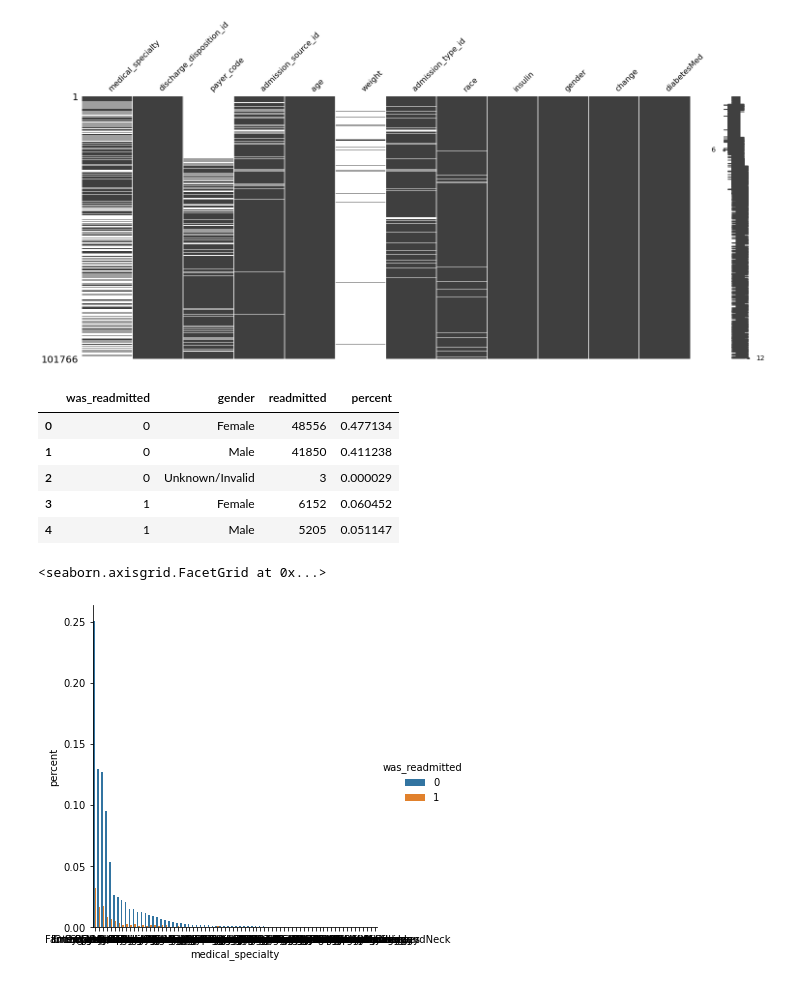
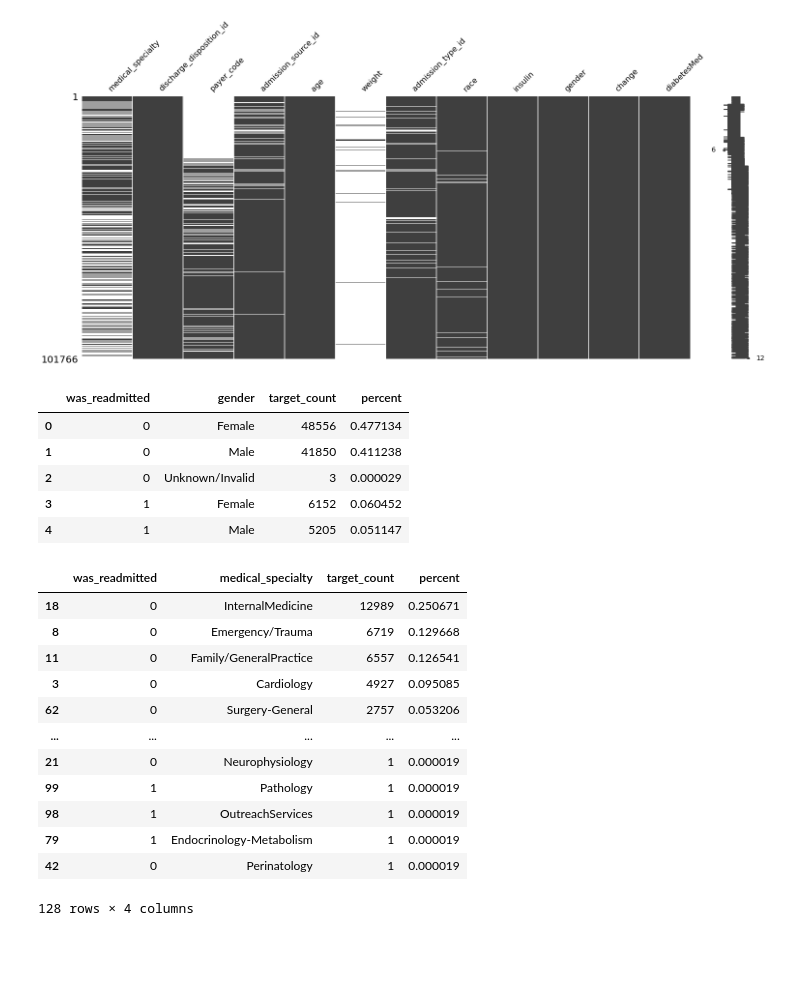
Before and after one commit to JosephLazarus/QTW, a Jupyter notebook: Case Study 2/WorkingFiles/dj_case_study2.ipynb, the cells around one changed output. Cells and saved outputs as stored; diff of their text form; code cells hidden in the pictures; blank space fills up the shorter version.

```diff
--- a/Case Study 2/WorkingFiles/dj_case_study2.ipynb
+++ b/Case Study 2/WorkingFiles/dj_case_study2.ipynb
@@ -12,7 +22,7 @@ import seaborn as sns
 # %% [markdown]
 ### Df's for mapping from...
 # %%
-df_id_admin = pd.read_csv(r'dataset_diabetes\admin_source.csv')
+df_id_admin = pd.read_csv(r'..\dataset_diabetes\admin_source.csv')
 df_id_admin.set_index("admission_source_id", inplace=True)
 df_id_admin.head()
 # %% [output]
@@ -45,7 +55,7 @@ dict_admin_source
  25: ' Transfer from Ambulatory Surgery Center',
  26: 'Transfer from Hospice'}
 # %%
-df_admin_type = pd.read_csv(r'dataset_diabetes\admin_type.csv')
+df_admin_type = pd.read_csv(r'..\dataset_diabetes\admin_type.csv')
 df_admin_type.head()
 # %% [output]
 |  | admission_type_id | description |
@@ -67,7 +77,7 @@ dict_admin_type
  6: 'Trauma Center',
  7: 'Not Mapped'}
 # %%
-df_id_discharge = pd.read_csv(r'dataset_diabetes\discharge_dispo.csv')
+df_id_discharge = pd.read_csv(r'..\dataset_diabetes\discharge_dispo.csv')
 df_id_discharge.head()
 # %% [output]
 |  | discharge_disposition_id | description |
@@ -100,7 +110,7 @@ dict_discharge_dispo
 # %% [markdown]
 ### Diabetes df
 # %%
-df_diabetes = pd.read_csv(r'dataset_diabetes\diabetic_data.csv', na_values='?')
+df_diabetes = pd.read_csv(r"https://raw.githubusercontent.com/JosephLazarus/QTW/main/Case%20Study%202/Data/diabetic_data.csv", na_values='?')
 print(df_diabetes.columns)
 df_diabetes.head()
 # %% [output]
@@ -301,12 +312,12 @@ diabetesMed                  2
 dtype: int64
 [figure]
 # %%
-df_gb = df_diabetes.groupby(["was_readmitted", "gender"])["readmitted"].count().reset_index()
-df_gb["percent"] = df_gb["readmitted"]/df_gb.readmitted.sum()
+df_gb = df_diabetes.groupby(["was_readmitted", "gender"])["readmitted"].count().reset_index(name="target_count")
+df_gb["percent"] = df_gb["target_count"]/df_gb.target_count.sum()
 
 df_gb
 # %% [output]
-|  | was_readmitted | gender | readmitted | percent |
+|  | was_readmitted | gender | target_count | percent |
 | 0 | 0 | Female | 48556 | 0.477134 |
 | 1 | 0 | Male | 41850 | 0.411238 |
 | 2 | 0 | Unknown/Invalid | 3 | 0.000029 |
@@ -315,11 +326,21 @@ df_gb
 # %%
 cat_value = "medical_specialty"
 
-df_gb = df_diabetes.groupby(["was_readmitted", cat_value])["readmitted"].count().reset_index()
-df_gb["percent"] = df_gb["readmitted"]/df_gb.readmitted.sum()
+df_gb = df_diabetes.groupby(["was_readmitted", cat_value])["readmitted"].count().reset_index(name="target_count")
+df_gb["percent"] = df_gb["target_count"]/df_gb.target_count.sum()
 df_gb.sort_values(by=["percent"], ascending=False, inplace=True)
-
-sns.catplot(x=cat_value, y="percent", data=df_gb, kind='bar', hue='was_readmitted')
+df_gb
 # %% [output]
+|  | was_readmitted | medical_specialty | target_count | percent |
+| 18 | 0 | InternalMedicine | 12989 | 0.250671 |
+| 8 | 0 | Emergency/Trauma | 6719 | 0.129668 |
+| 11 | 0 | Family/GeneralPractice | 6557 | 0.126541 |
+| 3 | 0 | Cardiology | 4927 | 0.095085 |
+| 62 | 0 | Surgery-General | 2757 | 0.053206 |
+| ... | ... | ... | ... | ... |
+| 21 | 0 | Neurophysiology | 1 | 0.000019 |
+| 99 | 1 | Pathology | 1 | 0.000019 |
+| 98 | 1 | OutreachServices | 1 | 0.000019 |
+| 79 | 1 | Endocrinology-Metabolism | 1 | 0.000019 |
+| 42 | 0 | Perinatology | 1 | 0.000019 |
-<seaborn.axisgrid.FacetGrid at 0x...>
+128 rows × 4 columns
-[figure, removed]
```
Also changed, not shown: parts of 16 cells of this notebook.
